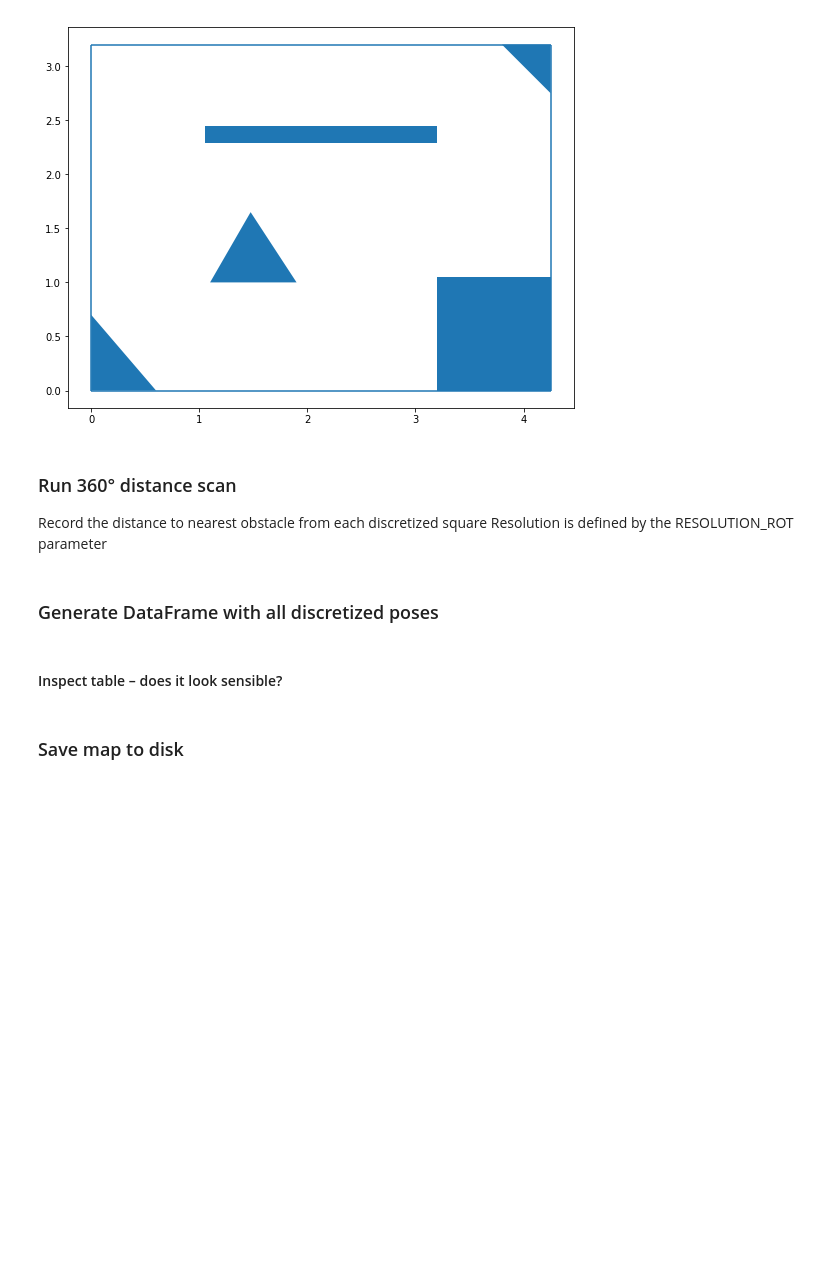
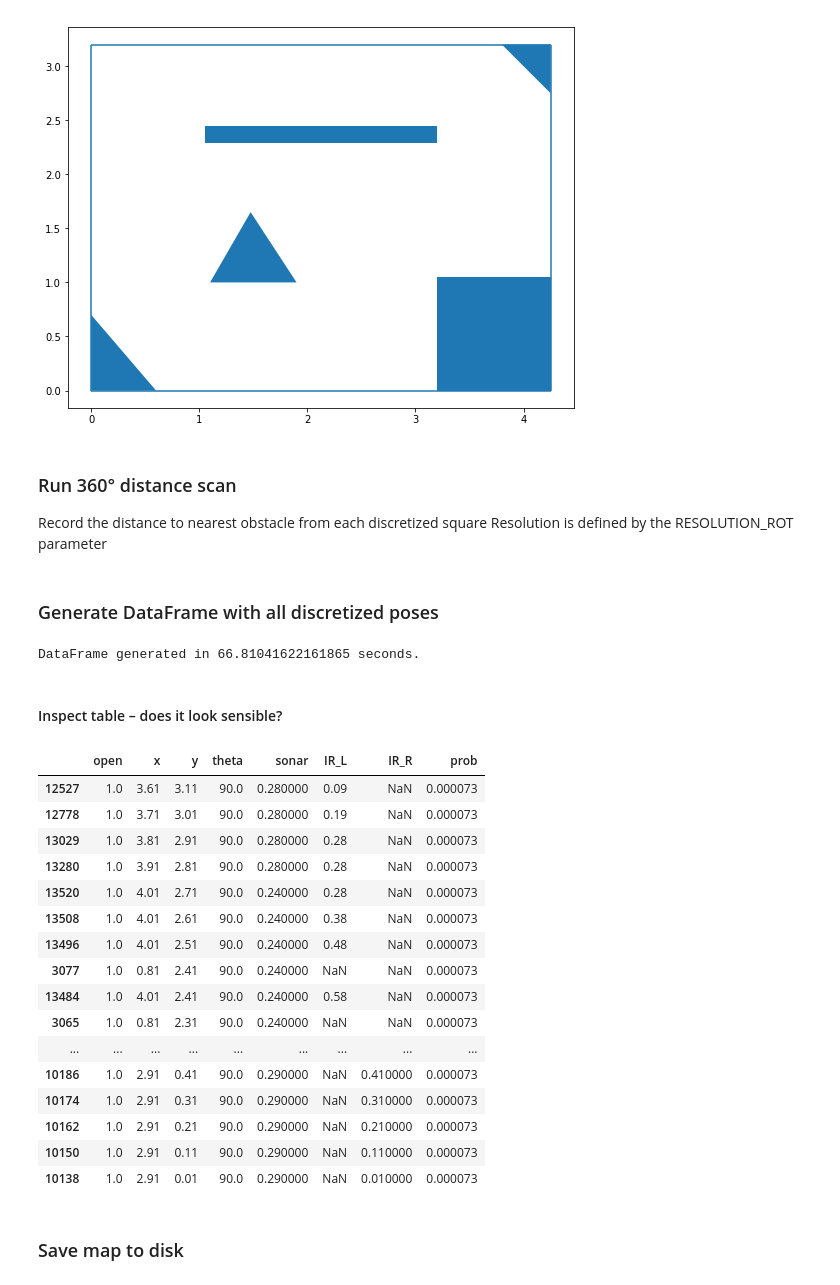
Before and after one commit to cholakov/UoE-lego-robot, a Jupyter notebook: _playground/Map.ipynb, the cells around one changed output. Cells and saved outputs as stored; diff of their text form; code cells hidden in the pictures; blank space fills up the shorter version.

```diff
--- a/_playground/Map.ipynb
+++ b/_playground/Map.ipynb
@@ -49,8 +49,8 @@ CUTOFF = {
     "IR" : 0.7,
 }
 
-RESOLUTION_POS = 0.1  # write 20 cm as 0.2
-RESOLUTION_ROT = 30    # write 6 if you want to measure at increments of 6 degrees (60 measurements total)
+RESOLUTION_POS = round(0.1,1)  # write 20 cm as 0.2
+RESOLUTION_ROT = round(30,1)    # write 6 if you want to measure at increments of 6 degrees (60 measurements total)
 
 # Location of the docking station
 BASE = [(3.63,1.55), (4.05,1.55), (3.63,1.25), (4.05,1.25)]
@@ -202,6 +202,12 @@ for x in np.arange(0.01, W, RESOLUTION_POS):
                 IR_R = measurements[round(i + 0.25 * len(measurements)) % len(measurements)]
                 IR_L = measurements[round(i + 0.75 * len(measurements)) % len(measurements)]
                 theta = (i*RESOLUTION_ROT) % 360
+                if sonar > 0.9:
+                    sonar = None
+                if IR_L > 0.7:
+                    IR_L = None
+                if IR_R > 0.7:
+                    IR_R = None
                 poses.loc[len(poses)] = [1, x, y, theta, sonar, IR_L, IR_R]
                 NUM_POSES += 1
         else:
@@ -214,15 +220,35 @@ poses.loc[poses.open == 1, 'prob'] = 1.0/ NUM_POSES
 
 t2 = time.time()
 print('DataFrame generated in ' + str(t2-t1) + ' seconds.')
+# %% [output]
+DataFrame generated in 66.81041622161865 seconds.
 # %% [markdown]
 #### Inspect table – does it look sensible?
 # %%
 poses.sort_values(['y', 'x', 'theta'], ascending=[False, True, True], inplace=True)
 
 poses[poses["x"].isin([0.01]) & poses['y'].isin([0.81])]
 poses[poses['theta'].isin([0])]
 poses[poses['sonar'].between(1,1.1) & poses['theta'].isin([0])]
-poses[poses['sonar'].between(0.1,0.3) & poses['theta'].isin([90])]
+poses[poses['sonar'].between(0.2,0.3) & poses['theta'].isin([90])]
+# %% [output]
+|  | open | x | y | theta | sonar | IR_L | IR_R | prob |
+| 12527 | 1.0 | 3.61 | 3.11 | 90.0 | 0.280000 | 0.09 | NaN | 0.000073 |
+| 12778 | 1.0 | 3.71 | 3.01 | 90.0 | 0.280000 | 0.19 | NaN | 0.000073 |
+| 13029 | 1.0 | 3.81 | 2.91 | 90.0 | 0.280000 | 0.28 | NaN | 0.000073 |
+| 13280 | 1.0 | 3.91 | 2.81 | 90.0 | 0.280000 | 0.28 | NaN | 0.000073 |
+| 13520 | 1.0 | 4.01 | 2.71 | 90.0 | 0.240000 | 0.28 | NaN | 0.000073 |
+| 13508 | 1.0 | 4.01 | 2.61 | 90.0 | 0.240000 | 0.38 | NaN | 0.000073 |
+| 13496 | 1.0 | 4.01 | 2.51 | 90.0 | 0.240000 | 0.48 | NaN | 0.000073 |
+| 3077 | 1.0 | 0.81 | 2.41 | 90.0 | 0.240000 | NaN | NaN | 0.000073 |
+| 13484 | 1.0 | 4.01 | 2.41 | 90.0 | 0.240000 | 0.58 | NaN | 0.000073 |
+| 3065 | 1.0 | 0.81 | 2.31 | 90.0 | 0.240000 | NaN | NaN | 0.000073 |
+| ... | ... | ... | ... | ... | ... | ... | ... | ... |
+| 10186 | 1.0 | 2.91 | 0.41 | 90.0 | 0.290000 | NaN | 0.410000 | 0.000073 |
+| 10174 | 1.0 | 2.91 | 0.31 | 90.0 | 0.290000 | NaN | 0.310000 | 0.000073 |
+| 10162 | 1.0 | 2.91 | 0.21 | 90.0 | 0.290000 | NaN | 0.210000 | 0.000073 |
+| 10150 | 1.0 | 2.91 | 0.11 | 90.0 | 0.290000 | NaN | 0.110000 | 0.000073 |
+| 10138 | 1.0 | 2.91 | 0.01 | 90.0 | 0.290000 | NaN | 0.010000 | 0.000073 |
 # %% [markdown]
 ### Save map to disk
 # %%
```
Also changed, not shown: 3 other files.
